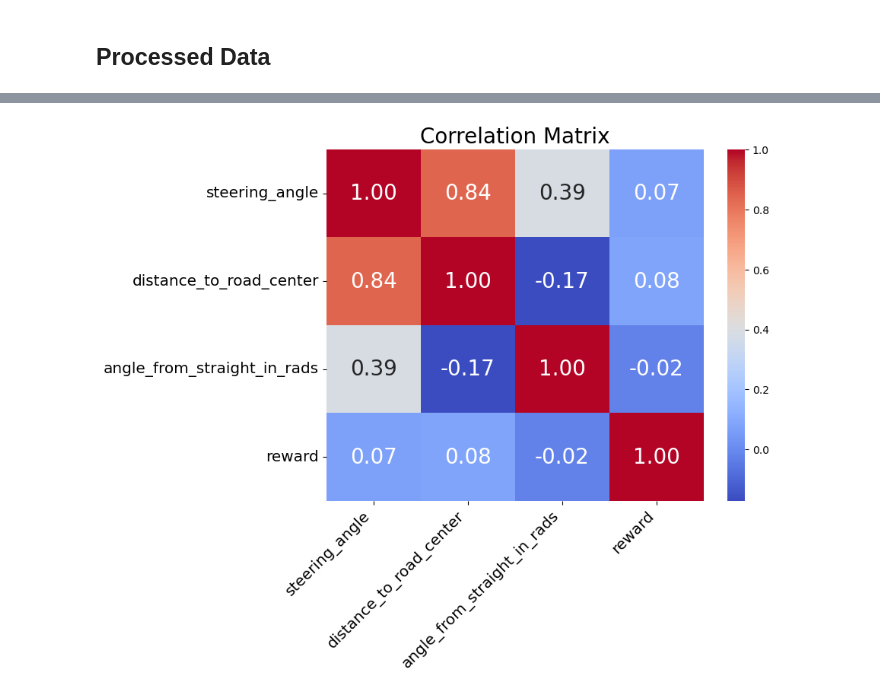
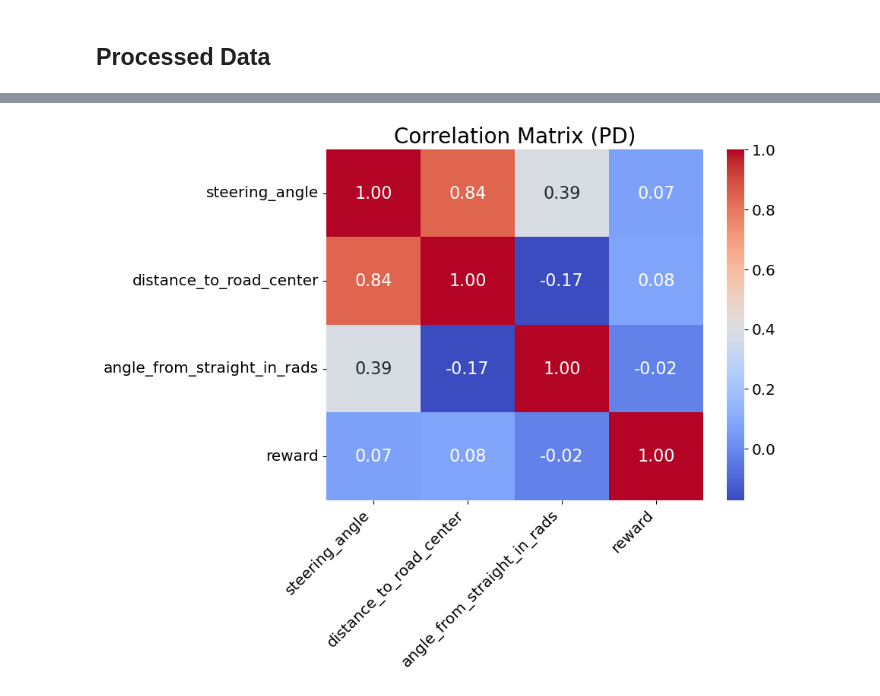
Before and after one commit to sophia20753/sysopt_adproject, a Jupyter notebook: project/data_preprocess.ipynb, the cells around one changed output, grey strips where cells are left out. Drawn from its saved outputs; the diff is of its cells as text; code cells hidden in the pictures.

```diff
--- a/project/data_preprocess.ipynb
+++ b/project/data_preprocess.ipynb
@@ -132,7 +139,13 @@ def detect_outliers(df, feature, window_size, threshold):
 # apply outlier detection to some features of each simulation run
 for fp in csv_fps:
     run_df = pd.read_csv(fp)
+    # drop irrelevant features
+    run_df.drop('timestep', axis=1, inplace=True)
+    run_df.drop('car_speed', axis=1, inplace=True)
+    run_df.drop('total_reward', axis=1, inplace=True)
+
     outliers_df = pd.DataFrame(index=df.index) # initialise dataframe to store outlier flags
+
     for feature in features:
         outliers_df[feature] = detect_outliers(run_df, feature, window_size, threshold)
     outliers_combined = outliers_df.any(axis=1) # combine outliers from all features
@@ -159,8 +172,3 @@ display(df)
-# %%
-# remove irrelevant features using domain knowledge
-df.drop('timestep', axis=1, inplace=True)
-df.drop('car_speed', axis=1, inplace=True)
-df.drop('total_reward', axis=1, inplace=True)
 # %%
 # TODO: remove duplicate data, i.e. no change in position or sensors or actuator data between timesteps
 
@@ -184,19 +250,21 @@ display(df)
 # %%
 # correlation matrix
-corr_matrix = df.corr()
+corr_matrix = df_norm.corr()
 
 # visualise matrix
 plt.figure(figsize=(8, 6))
-sns.heatmap(
-    corr_matrix,
-    annot=True,
-    cmap='coolwarm',
-    fmt=".2f",
-    annot_kws={"size": 20})
+heatmap = sns.heatmap(
+            corr_matrix,
+            annot=True,
+            cmap='coolwarm',
+            fmt=".2f",
+            annot_kws={"size": 16})
 
-plt.title('Correlation Matrix', fontsize=20)
+plt.title('Correlation Matrix (PD)', fontsize=20)
 plt.xticks(fontsize='x-large', horizontalalignment='right', rotation=45)
 plt.yticks(fontsize='x-large')
+cbar = heatmap.collections[0].colorbar
+cbar.ax.tick_params(labelsize='x-large')
 plt.show()
 # %% [output]
-[figure, old version]
+[figure, new version]
```
Also changed, not shown: parts of 7 cells of this notebook, 12 other files.
